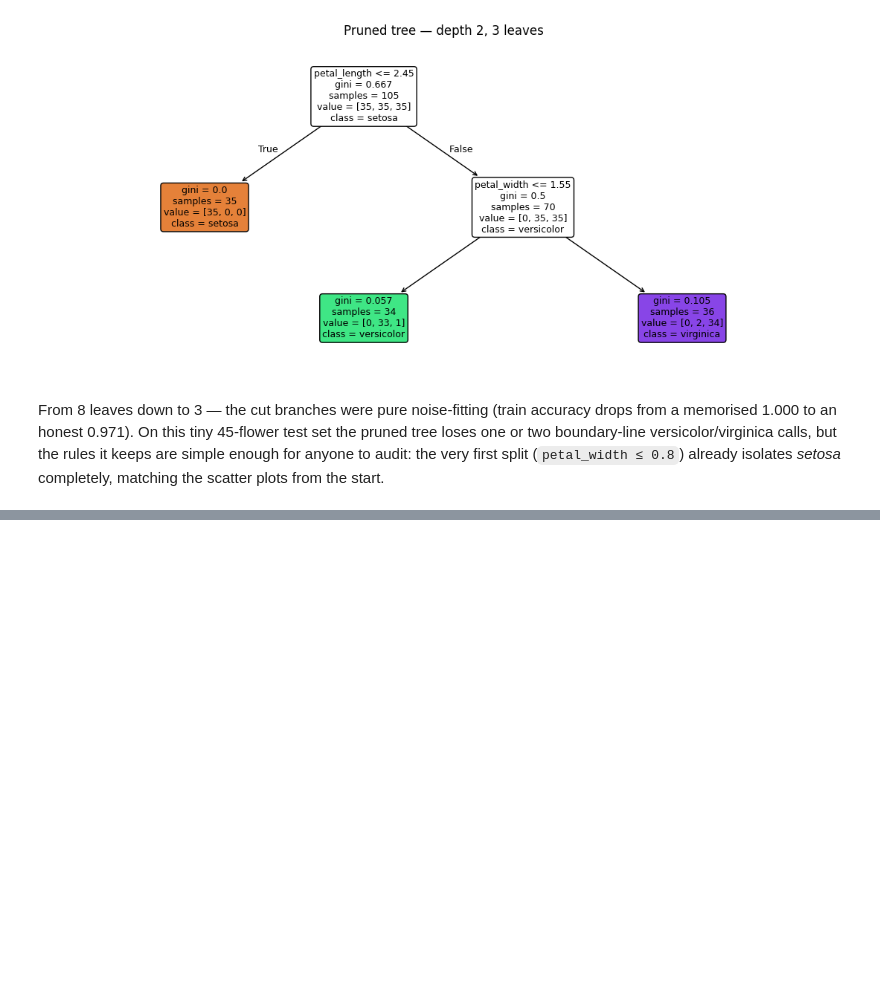
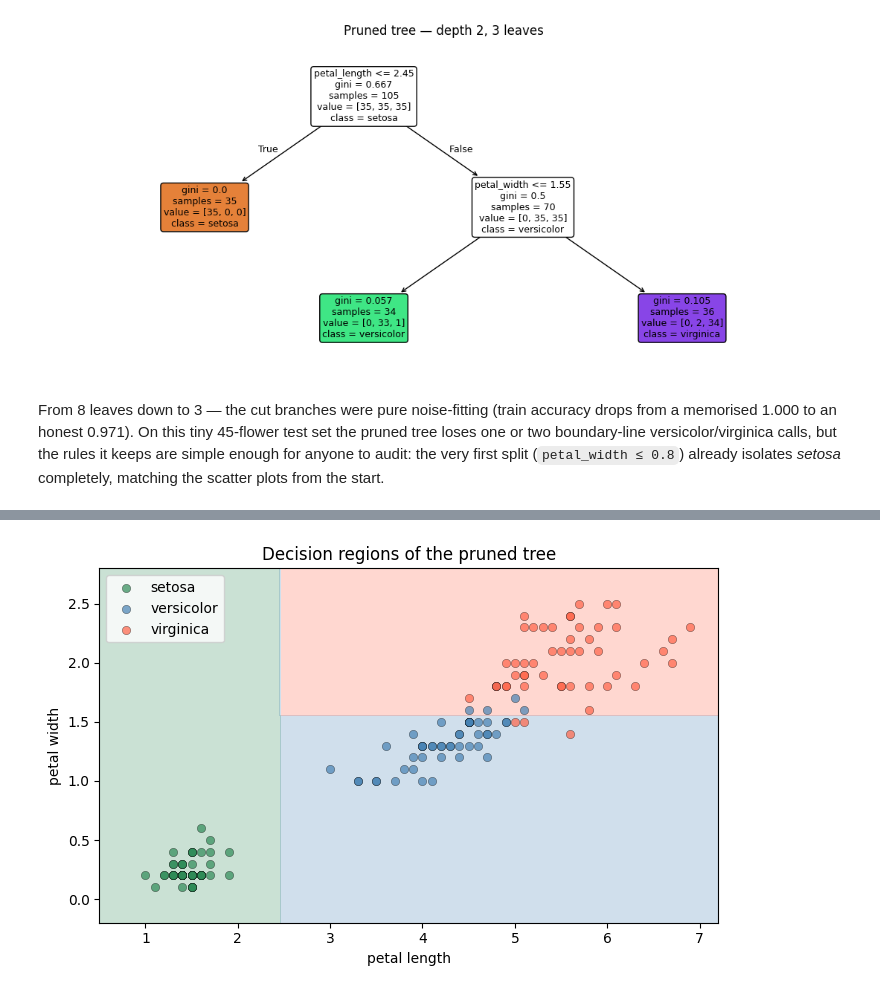
Before and after one commit to meherabmehu/ml-internship-codveda, a Jupyter notebook: level-2-intermediate/02_decision_tree_iris.ipynb, the cells around one changed output, grey strips where cells are left out. Cells and saved outputs as stored; diff of their text form; code cells hidden in the pictures; blank space fills up the shorter version.

```diff
--- a/level-2-intermediate/02_decision_tree_iris.ipynb
+++ b/level-2-intermediate/02_decision_tree_iris.ipynb
@@ -157,0 +184,22 @@ anyone to audit: the very first split (`petal_width ≤ 0.8`) already isolates
+# %%
+# bonus: what the decision regions look like (petal features only)
+grid_tree = DecisionTreeClassifier(random_state=42, ccp_alpha=best_alpha)
+grid_tree.fit(X_train[['petal_length', 'petal_width']], y_train)
+
+xx, yy = np.meshgrid(np.linspace(0.5, 7.2, 300), np.linspace(-0.2, 2.8, 300))
+Z = grid_tree.predict(np.c_[xx.ravel(), yy.ravel()])
+znum = np.array([SPECIES.index(z) for z in Z]).reshape(xx.shape)
+
+plt.figure(figsize=(7, 4.5))
+plt.contourf(xx, yy, znum, alpha=0.25,
+             levels=[-0.5, 0.5, 1.5, 2.5],
+             colors=[COLORS[s] for s in SPECIES])
+for sp in SPECIES:
+    s = df[df['species'] == sp]
+    plt.scatter(s['petal_length'], s['petal_width'], color=COLORS[sp],
+                alpha=0.7, edgecolor='k', linewidth=0.3, label=sp)
+plt.xlabel('petal length'); plt.ylabel('petal width')
+plt.title('Decision regions of the pruned tree')
+plt.legend(); plt.tight_layout(); plt.show()
+# %% [output]
+[figure, added]
```
Also changed, not shown: parts of 3 cells of this notebook.
